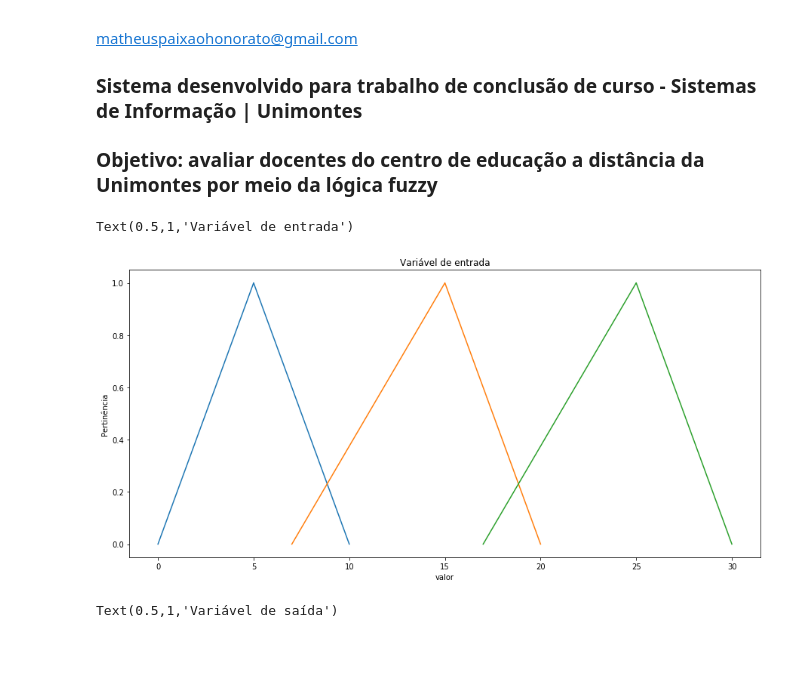
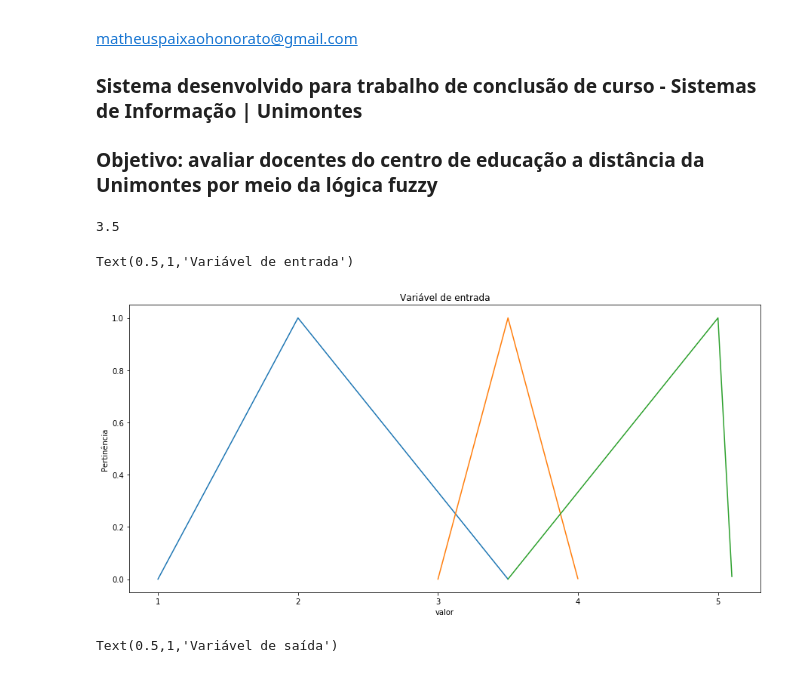
Before and after one commit to MatheusHonorato/tcc, a Jupyter notebook: sistemafuzzy/tcc_matheus_honorato_avaliacao_docente_modelo_ead.ipynb, the cells around one changed output. Cells and saved outputs as stored; diff of their text form; code cells hidden in the pictures.

```diff
--- a/sistemafuzzy/tcc_matheus_honorato_avaliacao_docente_modelo_ead.ipynb
+++ b/sistemafuzzy/tcc_matheus_honorato_avaliacao_docente_modelo_ead.ipynb
@@ -90,15 +136,25 @@ valores_de_entrada_questoes_dimensao_salas_virtuais = [5, 3, 7, 5, 8, 9]
 # %%
 #geranado lista de valores eixo x das variaveis de entrada
 
-valores_eixo_x_variaveis_de_entrada_funcao_baixo = np.arange(parametros_funcao_entrada_baixo[0], parametros_funcao_entrada_baixo[-1], 0.00001)
-valores_eixo_x_variaveis_de_entrada_funcao_medio = np.arange(parametros_funcao_entrada_medio[0], parametros_funcao_entrada_medio[-1], 0.00001)
-valores_eixo_x_variaveis_de_entrada_funcao_alto = np.arange(parametros_funcao_entrada_alto[0], parametros_funcao_entrada_alto[-1], 0.00001)
+intervalo_entrada_baixo = retornar_parametros('entrada','baixo')
+intervalo_entrada_medio = retornar_parametros('entrada','medio')
+intervalo_entrada_alto = retornar_parametros('entrada','alto')
+
+valores_eixo_x_variaveis_de_entrada_funcao_baixo = np.arange(intervalo_entrada_baixo[0], intervalo_entrada_baixo[-1], passo)
+valores_eixo_x_variaveis_de_entrada_funcao_medio = np.arange(intervalo_entrada_medio[0], intervalo_entrada_medio[-1], passo)
+valores_eixo_x_variaveis_de_entrada_funcao_alto = np.arange(intervalo_entrada_alto[0], intervalo_entrada_alto[-1], passo)
 
 #geranado lista de valores eixo x das variavel de saída
 
-valores_eixo_x_variavel_de_saida_funcao_baixo = np.arange(parametros_funcao_saida_baixo[0], parametros_funcao_saida_baixo[-1], 0.00001)
-valores_eixo_x_variavel_de_saida_funcao_medio = np.arange(parametros_funcao_saida_medio[0], parametros_funcao_saida_medio[-1], 0.00001)
-valores_eixo_x_variavel_de_saida_funcao_alto = np.arange(parametros_funcao_saida_alto[0], parametros_funcao_saida_alto[-1], 0.00001)
+intervalo_saida_baixo = retornar_parametros('saida','baixa')
+intervalo_saida_medio = retornar_parametros('saida','media')
+intervalo_saida_alto = retornar_parametros('saida','alta')
+
+valores_eixo_x_variavel_de_saida_funcao_baixo = np.arange(intervalo_saida_baixo[0], intervalo_saida_baixo[-1], passo)
+valores_eixo_x_variavel_de_saida_funcao_medio = np.arange(intervalo_saida_medio[0], intervalo_saida_medio[-1], passo)
+valores_eixo_x_variavel_de_saida_funcao_alto = np.arange(intervalo_saida_alto[0], intervalo_saida_alto[-1], passo)
+# %% [output]
+3.5
 # %%
 #definição da função de pertinência triangular
 
@@ -129,40 +185,40 @@ valores_eixo_y_variaveis_de_entrada_funcao_alto = []
 
 #plotando gráfico variáveis de entrada
 
 plt.figure(figsize=(15,7))
 
 #inserindo valores em listas de pertinencia de variáveis de entrada
 
 for x_atual in valores_eixo_x_variaveis_de_entrada_funcao_baixo:
     if(len(parametros_funcao_entrada_baixo) == 3):
-        valores_eixo_y_variaveis_de_entrada_funcao_baixo.append(triangular(x_atual, parametros_funcao_entrada_baixo))
+        valores_eixo_y_variaveis_de_entrada_funcao_baixo.append(triangular(x_atual, intervalo_entrada_baixo))
     if(len(parametros_funcao_entrada_baixo) == 4):
-        valores_eixo_y_variaveis_de_entrada_funcao_baixo.append(trapezoidal(x_atual, parametros_funcao_entrada_baixo))
+        valores_eixo_y_variaveis_de_entrada_funcao_baixo.append(trapezoidal(x_atual, intervalo_entrada_baixo))
 
 plt.plot(valores_eixo_x_variaveis_de_entrada_funcao_baixo, valores_eixo_y_variaveis_de_entrada_funcao_baixo)
 
 for x_atual in valores_eixo_x_variaveis_de_entrada_funcao_medio:
     if(len(parametros_funcao_entrada_medio) == 3):
-        valores_eixo_y_variaveis_de_entrada_funcao_medio.append(triangular(x_atual, parametros_funcao_entrada_medio))
+        valores_eixo_y_variaveis_de_entrada_funcao_medio.append(triangular(x_atual, intervalo_entrada_medio))
     if(len(parametros_funcao_entrada_medio) == 4):
-        valores_eixo_y_variaveis_de_entrada_funcao_medio.append(trapezoidal(x_atual, parametros_funcao_entrada_medio))
+        valores_eixo_y_variaveis_de_entrada_funcao_medio.append(trapezoidal(x_atual, intervalo_entrada_medio))
 
 plt.plot(valores_eixo_x_variaveis_de_entrada_funcao_medio, valores_eixo_y_variaveis_de_entrada_funcao_medio)
 
 for x_atual in valores_eixo_x_variaveis_de_entrada_funcao_alto:
     if(len(parametros_funcao_entrada_alto) == 3):
-        valores_eixo_y_variaveis_de_entrada_funcao_alto.append(triangular(x_atual, parametros_funcao_entrada_alto))
+        valores_eixo_y_variaveis_de_entrada_funcao_alto.append(triangular(x_atual, intervalo_entrada_alto))
     if(len(parametros_funcao_entrada_alto) == 4):
-        valores_eixo_y_variaveis_de_entrada_funcao_alto.append(trapezoidal(x_atual, parametros_funcao_entrada_alto))
+        valores_eixo_y_variaveis_de_entrada_funcao_alto.append(trapezoidal(x_atual, intervalo_entrada_alto))
 
 plt.plot(valores_eixo_x_variaveis_de_entrada_funcao_alto, valores_eixo_y_variaveis_de_entrada_funcao_alto)
 
 plt.xlabel("valor")
 plt.ylabel("Pertinência")
 plt.title("Variável de entrada")
 # %% [output]
 Text(0.5,1,'Variável de entrada')
-[figure, old version]
+[figure, new version]
 # %%
 #lista de pertinencias variável de saída
 
```
Also changed, not shown: parts of 6 cells of this notebook, 2 other files.
